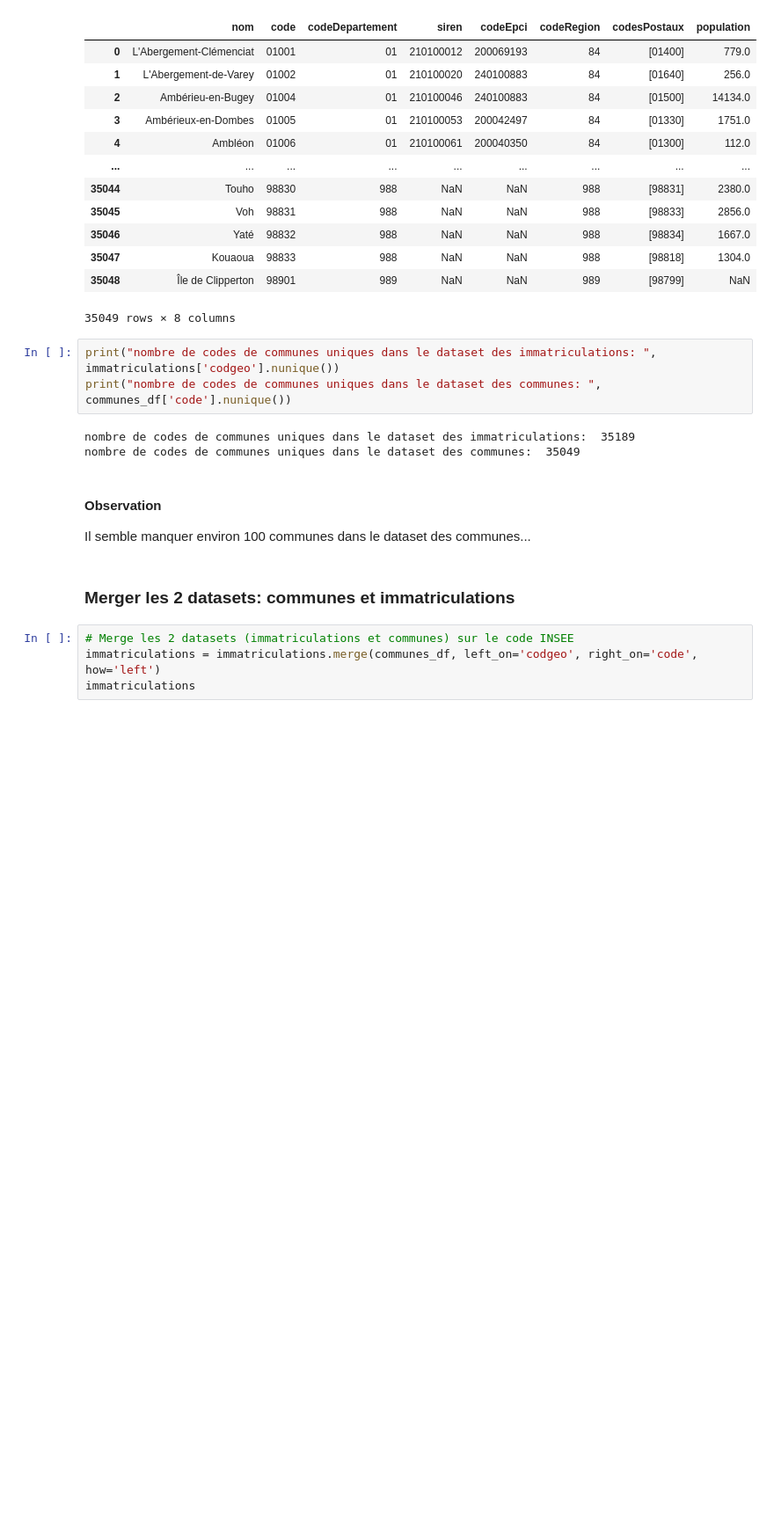
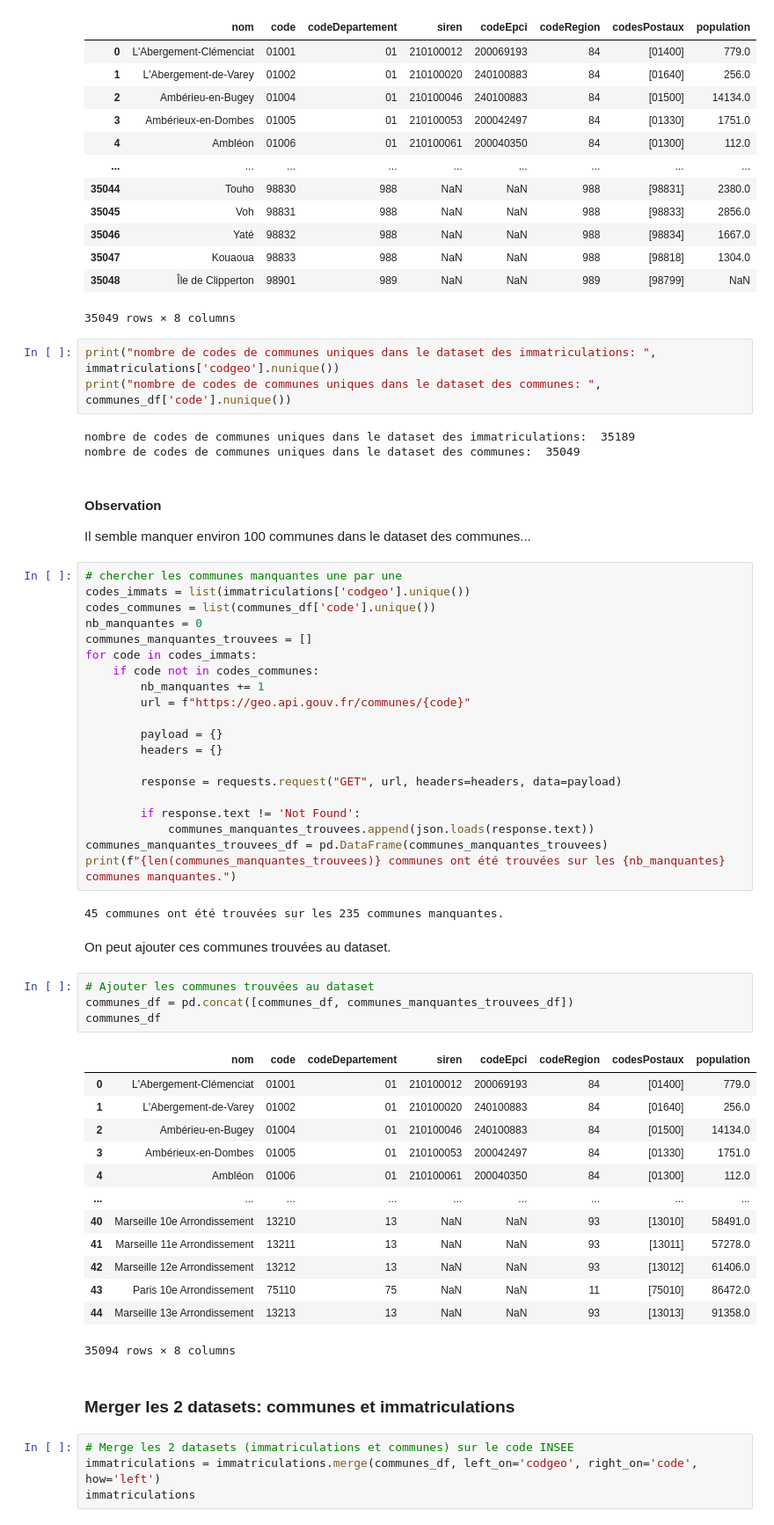
Before and after one commit to michaelromagne/base_irve_project, a Jupyter notebook: Enrichissement du dataset des voitures par commune et type de charge.ipynb, the cells around one changed output. Shown at 88% size. Drawn from its saved outputs; the diff is of its cells as text; blank space fills up the shorter version.

```diff
--- a/Enrichissement du dataset des voitures par commune et type de charge.ipynb
+++ b/Enrichissement du dataset des voitures par commune et type de charge.ipynb
@@ -66,6 +66,48 @@ nombre de codes de communes uniques dans le dataset des communes:  35049
 # %% [markdown]
 #### Observation
 Il semble manquer environ 100 communes dans le dataset des communes...
+# %%
+# chercher les communes manquantes une par une
+codes_immats = list(immatriculations['codgeo'].unique())
+codes_communes = list(communes_df['code'].unique())
+nb_manquantes = 0
+communes_manquantes_trouvees = []
+for code in codes_immats:
+    if code not in codes_communes:
+        nb_manquantes += 1
+        url = f"https://geo.api.gouv.fr/communes/{code}"
+
+        payload = {}
+        headers = {}
+
+        response = requests.request("GET", url, headers=headers, data=payload)
+
+        if response.text != 'Not Found':
+            communes_manquantes_trouvees.append(json.loads(response.text))
+communes_manquantes_trouvees_df = pd.DataFrame(communes_manquantes_trouvees)
+print(f"{len(communes_manquantes_trouvees)} communes ont été trouvées sur les {nb_manquantes} communes manquantes.")
+# %% [output]
+45 communes ont été trouvées sur les 235 communes manquantes.
+# %% [markdown]
+On peut ajouter ces communes trouvées au dataset.
+# %%
+# Ajouter les communes trouvées au dataset
+communes_df = pd.concat([communes_df, communes_manquantes_trouvees_df])
+communes_df
+# %% [output]
+|  | nom | code | codeDepartement | siren | codeEpci | codeRegion | codesPostaux | population |
+| 0 | L'Abergement-Clémenciat | 01001 | 01 | 210100012 | 200069193 | 84 | [01400] | 779.0 |
+| 1 | L'Abergement-de-Varey | 01002 | 01 | 210100020 | 240100883 | 84 | [01640] | 256.0 |
+| 2 | Ambérieu-en-Bugey | 01004 | 01 | 210100046 | 240100883 | 84 | [01500] | 14134.0 |
+| 3 | Ambérieux-en-Dombes | 01005 | 01 | 210100053 | 200042497 | 84 | [01330] | 1751.0 |
+| 4 | Ambléon | 01006 | 01 | 210100061 | 200040350 | 84 | [01300] | 112.0 |
+| ... | ... | ... | ... | ... | ... | ... | ... | ... |
+| 40 | Marseille 10e Arrondissement | 13210 | 13 | NaN | NaN | 93 | [13010] | 58491.0 |
+| 41 | Marseille 11e Arrondissement | 13211 | 13 | NaN | NaN | 93 | [13011] | 57278.0 |
+| 42 | Marseille 12e Arrondissement | 13212 | 13 | NaN | NaN | 93 | [13012] | 61406.0 |
+| 43 | Paris 10e Arrondissement | 75110 | 75 | NaN | NaN | 11 | [75010] | 86472.0 |
+| 44 | Marseille 13e Arrondissement | 13213 | 13 | NaN | NaN | 93 | [13013] | 91358.0 |
+35094 rows × 8 columns
 # %% [markdown]
 ### Merger les 2 datasets: communes et immatriculations
 # %%
```
Also changed, not shown: 6 other files.
